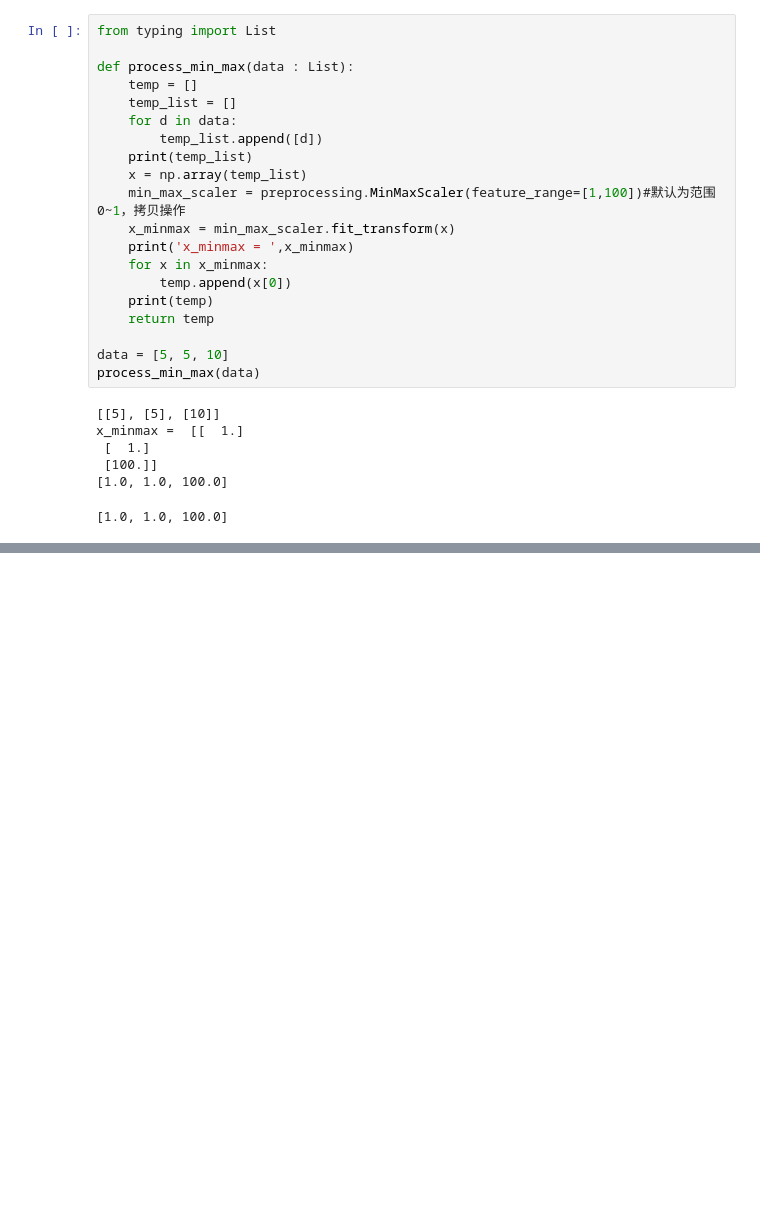
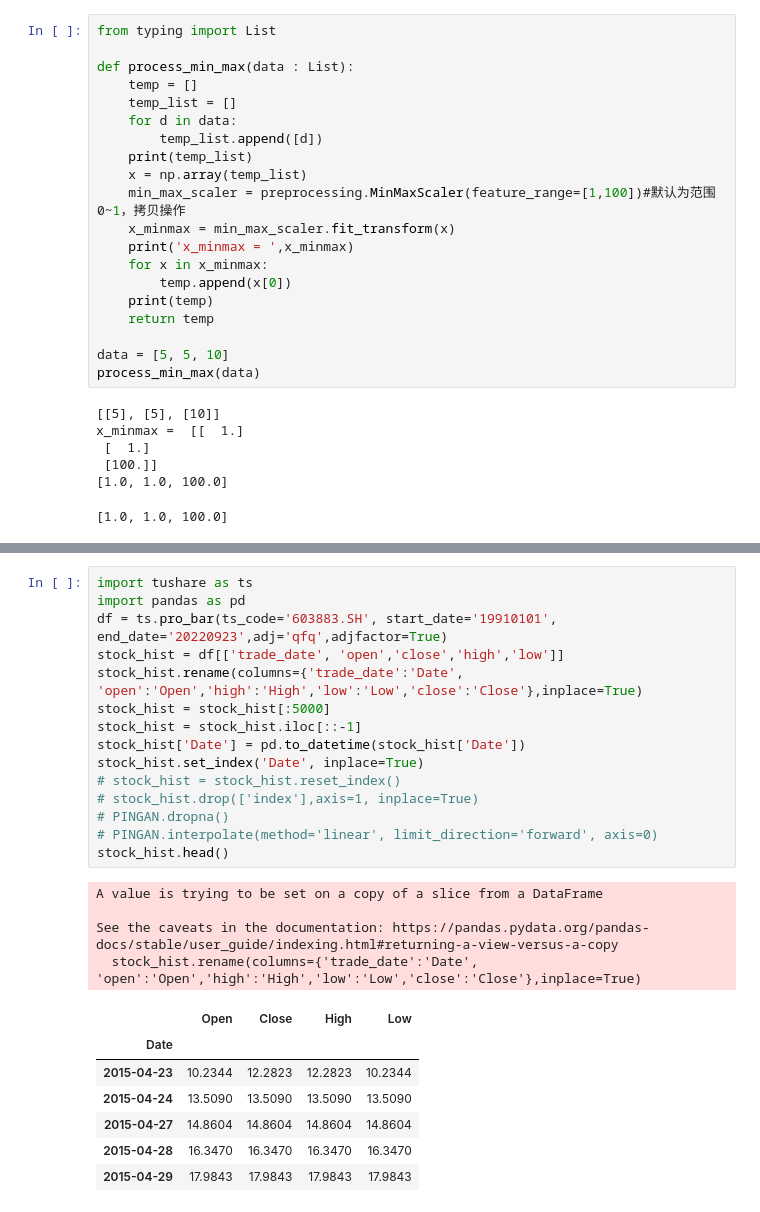
Before and after one commit to bizeasy17/investtrack, a Jupyter notebook: diggings/samples.ipynb, the cells around one changed output, grey strips where cells are left out. Cells and saved outputs as stored; diff of their text form; blank space fills up the shorter version.

```diff
--- a/diggings/samples.ipynb
+++ b/diggings/samples.ipynb
@@ -842,3 +843,30 @@ data
 | 37 | 000001.SZ | 20211021 | 20210930 | 深圳中电投资股份有限公司 | 6.252337e+07 |
 | 38 | 000001.SZ | 20211021 | 20210930 | 全国社保基金一一七组合 | 5.800006e+07 |
 | 39 | 000001.SZ | 20211021 | 20210930 | 中信证券-中信银行-中信证券卓越成长两年持有期混合型集合资产管理计划 | 4.644694e+07 |
+# %%
+import tushare as ts
+import pandas as pd
+df = ts.pro_bar(ts_code='603883.SH', start_date='19910101', end_date='20220923',adj='qfq',adjfactor=True)
+stock_hist = df[['trade_date', 'open','close','high','low']]
+stock_hist.rename(columns={'trade_date':'Date', 'open':'Open','high':'High','low':'Low','close':'Close'},inplace=True)
+stock_hist = stock_hist[:5000]
+stock_hist = stock_hist.iloc[::-1]
+stock_hist['Date'] = pd.to_datetime(stock_hist['Date'])
+stock_hist.set_index('Date', inplace=True)
+# stock_hist = stock_hist.reset_index()
+# stock_hist.drop(['index'],axis=1, inplace=True)
+# PINGAN.dropna()
+# PINGAN.interpolate(method='linear', limit_direction='forward', axis=0)
+stock_hist.head()
+# %% [output]
+A value is trying to be set on a copy of a slice from a DataFrame
+
+See the caveats in the documentation: https://pandas.pydata.org/pandas-docs/stable/user_guide/indexing.html#returning-a-view-versus-a-copy
+  stock_hist.rename(columns={'trade_date':'Date', 'open':'Open','high':'High','low':'Low','close':'Close'},inplace=True)
+|  | Open | Close | High | Low |
+| Date |  |  |  |  |
+| 2015-04-23 | 10.2344 | 12.2823 | 12.2823 | 10.2344 |
+| 2015-04-24 | 13.5090 | 13.5090 | 13.5090 | 13.5090 |
+| 2015-04-27 | 14.8604 | 14.8604 | 14.8604 | 14.8604 |
+| 2015-04-28 | 16.3470 | 16.3470 | 16.3470 | 16.3470 |
+| 2015-04-29 | 17.9843 | 17.9843 | 17.9843 | 17.9843 |
```
Also changed, not shown: parts of 13 cells of this notebook, 6 other files.
